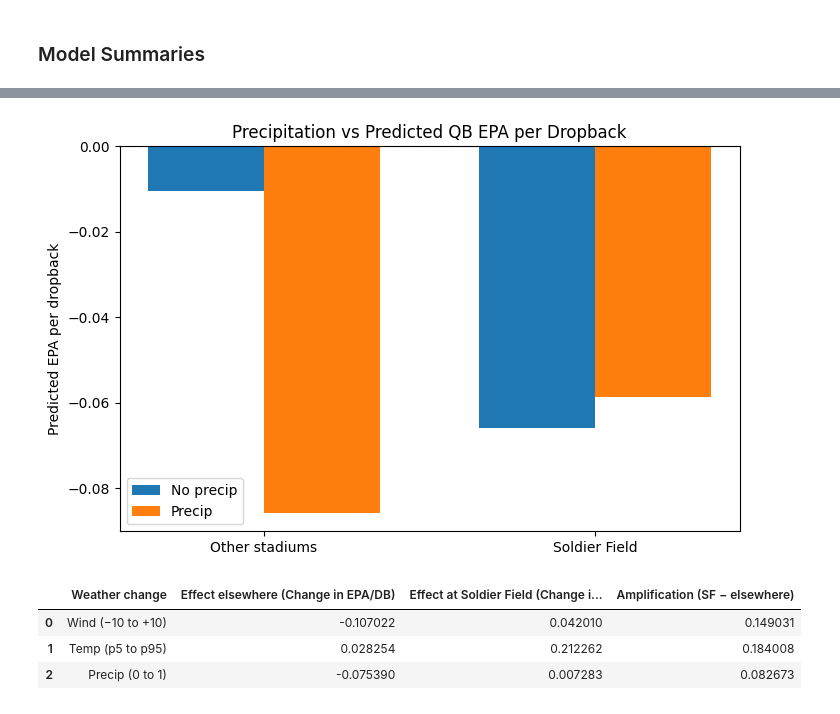
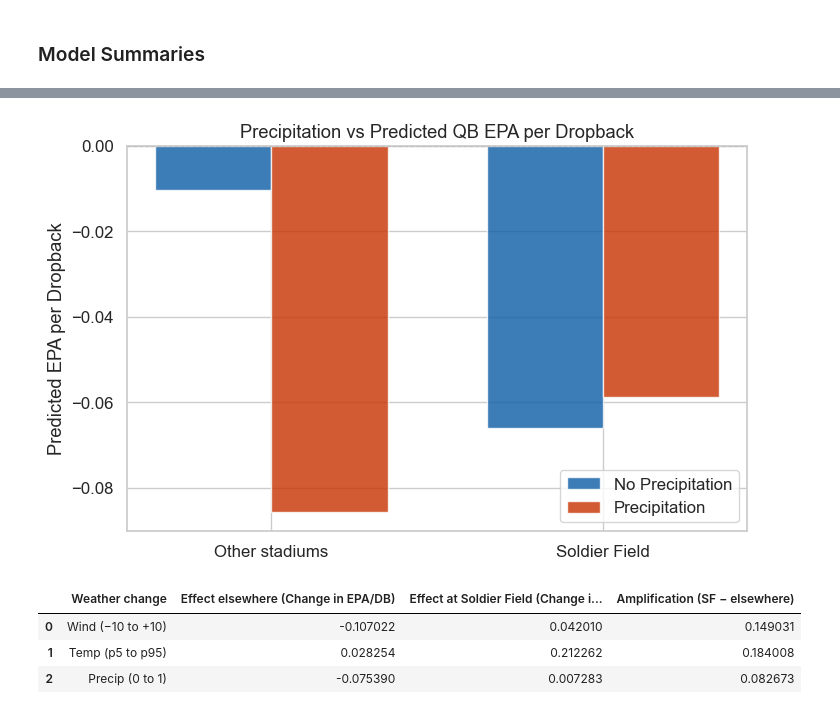
Before and after one commit to jbailey7/ChicagoPassing, a Jupyter notebook: src/main.ipynb, the cells around one changed output, grey strips where cells are left out. Drawn from its saved outputs; the diff is of its cells as text; code cells hidden in the pictures.

```diff
--- a/src/main.ipynb
+++ b/src/main.ipynb
@@ -5,8 +5,21 @@ import polars as pl
 import numpy as np
 import pandas as pd
 import statsmodels.formula.api as smf
+import statsmodels.api as sm
+from statsmodels.graphics.gofplots import qqplot
+from statsmodels.stats.outliers_influence import variance_inflation_factor
 import matplotlib.pyplot as plt
+import seaborn as sns
+from sklearn.ensemble import RandomForestRegressor
+from sklearn.model_selection import train_test_split
+from sklearn.metrics import r2_score, mean_absolute_error
 from IPython.display import display
+
+from utils import TEMP_ORDER, predict_from_model, predict_with_ci
+
+sns.set_theme(style="whitegrid", palette="muted", font_scale=1.1)
+SF_COLOR = "#C83200"
+OTHER_COLOR = "#0C5DA5"
 # %%
 # read in data
 defense_df = pl.read_parquet("../data/defense_season_stats.parquet")
@@ -17,6 +30,9 @@ qb_df = pl.read_parquet("../data/qb_game_stats.parquet")
 
 model_df = (
     qb_df
+    # Filter out QBs with fewer than 5 dropbacks (trick plays, emergency snaps)
+    # These produce extreme EPA/dropback values and are not representative of QB performance
+    .filter(pl.col("dropbacks") >= 5)
     .join(
         games_df.select([
             "game_id",
@@ -61,6 +77,6 @@ model_df = (
 pdf = model_df.to_pandas()
 pdf["temp_bin"] = pd.Categorical(
     pdf["temp_bin"],
-    categories=["below_0", "0_to_32", "32_to_50", "above_50"],
+    categories=["below_32", "32_to_50", "above_50"],
     ordered=True
 )
@@ -285,10 +515,2 @@ temp_order = ["below_0", "0_to_32", "32_to_50", "above_50"]
 wind_range = np.linspace(-15, 25, 60)
 temp_range = np.linspace(pdf["temp_c"].quantile(0.05), pdf["temp_c"].quantile(0.95), 60)
-# %%
-# predict epa per dropback, using baseline data and any overrides necessary for a given test
-def predict_from_model(model, df: pd.DataFrame, **kwargs) -> float:
-    base = baseline_row(df)
-    for k, v in kwargs.items():
-        base[k] = v
-    base["temp_bin"] = pd.Categorical(base["temp_bin"], categories=temp_order, ordered=True)
-    return float(model.predict(base).iloc[0])
@@ -352,17 +566,18 @@ x = np.arange(len(labels))
 # %%
 width = 0.35
 
-plt.figure(figsize=(8,5))
-plt.bar(x - width/2, no_precip, width, label="No precip")
-plt.bar(x + width/2, yes_precip, width, label="Precip")
-plt.axhline(0, linestyle="--", linewidth=0.8)
+plt.figure(figsize=(8, 5))
+bars1 = plt.bar(x - width/2, no_precip, width, label="No Precipitation", color=OTHER_COLOR, alpha=0.8, edgecolor="white")
+bars2 = plt.bar(x + width/2, yes_precip, width, label="Precipitation", color=SF_COLOR, alpha=0.8, edgecolor="white")
+plt.axhline(0, linestyle="--", linewidth=0.8, color="gray")
 plt.xticks(x, labels)
-plt.ylabel("Predicted EPA per dropback")
+plt.ylabel("Predicted EPA per Dropback")
 plt.title("Precipitation vs Predicted QB EPA per Dropback")
 plt.legend()
+plt.savefig("../images/precip_vs_qb.png", dpi=150, bbox_inches="tight")
 plt.show()
 # %% [output]
-[figure, old version]
+[figure, new version]
 # %%
 # Standardized comparison points for impact table
 wind_lo, wind_hi = -10, 10
```
Also changed, not shown: parts of 27 cells of this notebook, 14 other files.
